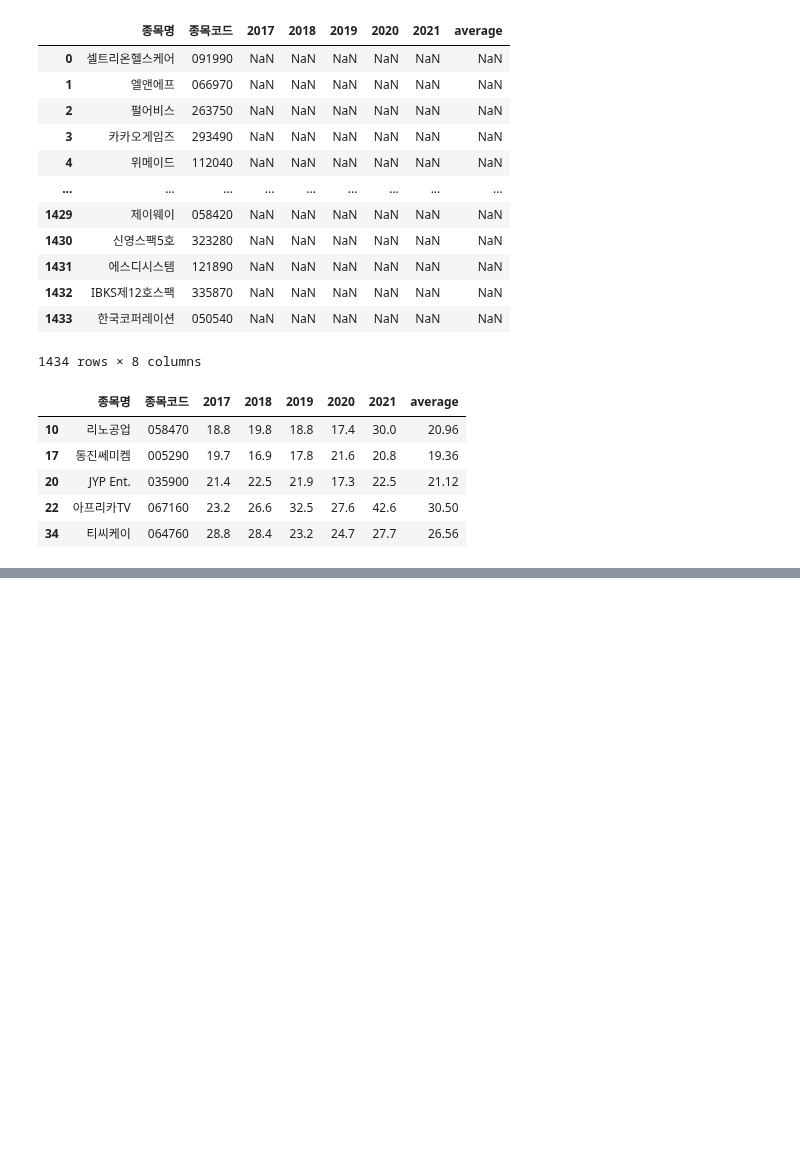
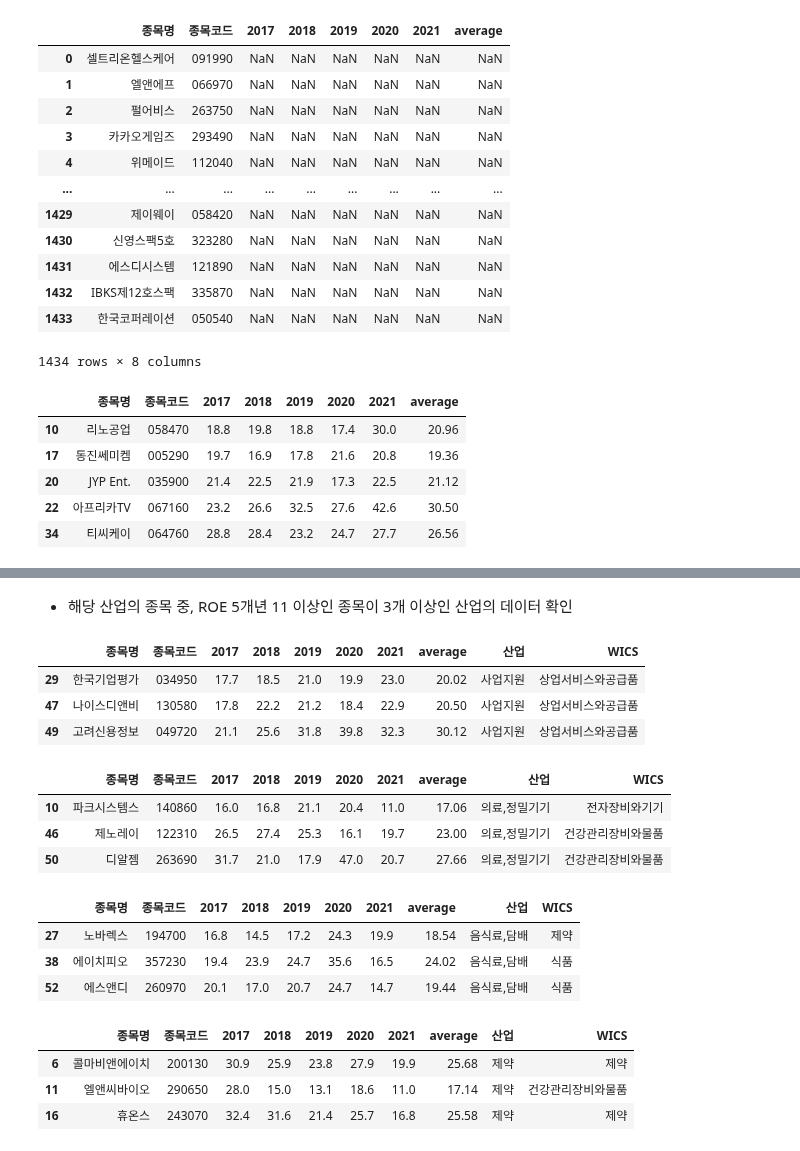
Before and after one commit to youngai1112/HK_Project, a Jupyter notebook: 3_데이터 가공/KOSDAQ&KOSPI/01_KOSDAQ_ROE&CODE.ipynb, the cells around one changed output, grey strips where cells are left out. Drawn from its saved outputs; the diff is of its cells as text; code cells hidden in the pictures; blank space fills up the shorter version.

```diff
--- a/3_데이터 가공/KOSDAQ&KOSPI/01_KOSDAQ_ROE&CODE.ipynb
+++ b/3_데이터 가공/KOSDAQ&KOSPI/01_KOSDAQ_ROE&CODE.ipynb
@@ -206,0 +295,30 @@ df_ROE_11_upper = df_code_merge.copy()
+# %% [markdown]
+- 해당 산업의 종목 중, ROE 5개년 11 이상인 종목이 3개 이상인 산업의 데이터 확인
+# %%
+df1[df1["산업"] == "사업지원"]
+# %% [output]
+|  | 종목명 | 종목코드 | 2017 | 2018 | 2019 | 2020 | 2021 | average | 산업 | WICS |
+| 29 | 한국기업평가 | 034950 | 17.7 | 18.5 | 21.0 | 19.9 | 23.0 | 20.02 | 사업지원 | 상업서비스와공급품 |
+| 47 | 나이스디앤비 | 130580 | 17.8 | 22.2 | 21.2 | 18.4 | 22.9 | 20.50 | 사업지원 | 상업서비스와공급품 |
+| 49 | 고려신용정보 | 049720 | 21.1 | 25.6 | 31.8 | 39.8 | 32.3 | 30.12 | 사업지원 | 상업서비스와공급품 |
+# %%
+df1[df1["산업"] == "의료,정밀기기"]
+# %% [output]
+|  | 종목명 | 종목코드 | 2017 | 2018 | 2019 | 2020 | 2021 | average | 산업 | WICS |
+| 10 | 파크시스템스 | 140860 | 16.0 | 16.8 | 21.1 | 20.4 | 11.0 | 17.06 | 의료,정밀기기 | 전자장비와기기 |
+| 46 | 제노레이 | 122310 | 26.5 | 27.4 | 25.3 | 16.1 | 19.7 | 23.00 | 의료,정밀기기 | 건강관리장비와물품 |
+| 50 | 디알젬 | 263690 | 31.7 | 21.0 | 17.9 | 47.0 | 20.7 | 27.66 | 의료,정밀기기 | 건강관리장비와물품 |
+# %%
+df1[df1["산업"] == "음식료,담배"]
+# %% [output]
+|  | 종목명 | 종목코드 | 2017 | 2018 | 2019 | 2020 | 2021 | average | 산업 | WICS |
+| 27 | 노바렉스 | 194700 | 16.8 | 14.5 | 17.2 | 24.3 | 19.9 | 18.54 | 음식료,담배 | 제약 |
+| 38 | 에이치피오 | 357230 | 19.4 | 23.9 | 24.7 | 35.6 | 16.5 | 24.02 | 음식료,담배 | 식품 |
+| 52 | 에스앤디 | 260970 | 20.1 | 17.0 | 20.7 | 24.7 | 14.7 | 19.44 | 음식료,담배 | 식품 |
+# %%
+df1[df1["산업"] == "제약"]
+# %% [output]
+|  | 종목명 | 종목코드 | 2017 | 2018 | 2019 | 2020 | 2021 | average | 산업 | WICS |
+| 6 | 콜마비앤에이치 | 200130 | 30.9 | 25.9 | 23.8 | 27.9 | 19.9 | 25.68 | 제약 | 제약 |
+| 11 | 엘앤씨바이오 | 290650 | 28.0 | 15.0 | 13.1 | 18.6 | 11.0 | 17.14 | 제약 | 건강관리장비와물품 |
+| 16 | 휴온스 | 243070 | 32.4 | 31.6 | 21.4 | 25.7 | 16.8 | 25.58 | 제약 | 제약 |
```
Also changed, not shown: parts of 11 cells of this notebook.
